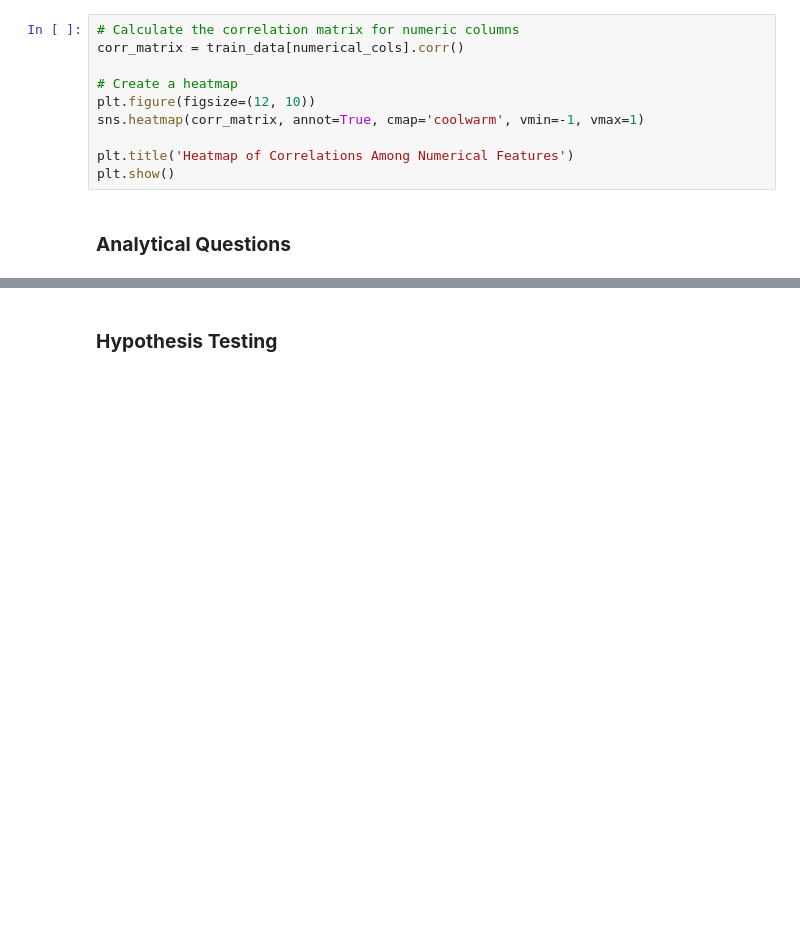
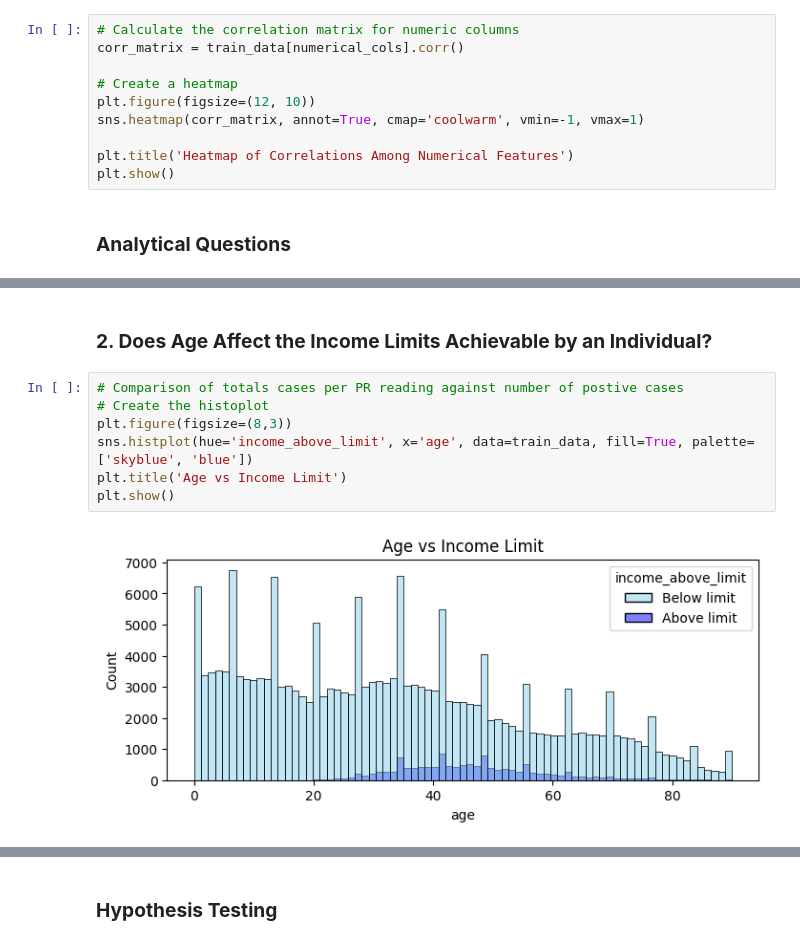
Before and after one commit to murithidenisgitobu/Income-inequality-prediction, a Jupyter notebook: capstone.ipynb, the cells around one changed output, grey strips where cells are left out. Saved outputs shown, nothing was run; the diff lists cells and outputs as text; blank space fills up the shorter version.

```diff
--- a/capstone.ipynb
+++ b/capstone.ipynb
@@ -342,0 +379,11 @@ plt.show()
+# %% [markdown]
+### **2. Does Age Affect the Income Limits Achievable by an Individual?**
+# %%
+# Comparison of totals cases per PR reading against number of postive cases
+# Create the histoplot
+plt.figure(figsize=(8,3))
+sns.histplot(hue='income_above_limit', x='age', data=train_data, fill=True, palette=['skyblue', 'blue'])
+plt.title('Age vs Income Limit')
+plt.show()
+# %% [output]
+[figure, added]
```
Also changed, not shown: parts of 15 cells of this notebook, 1 other file.
